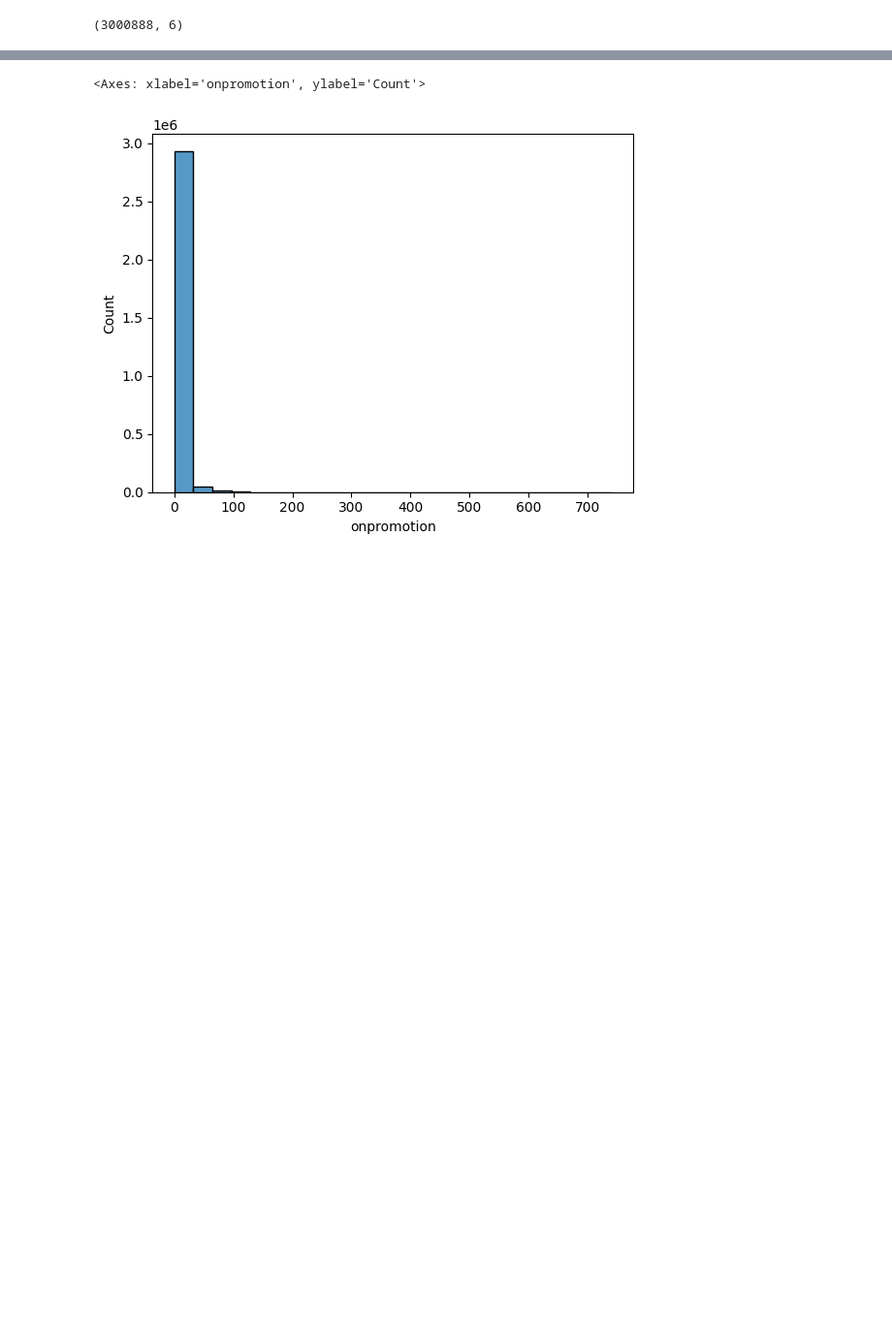
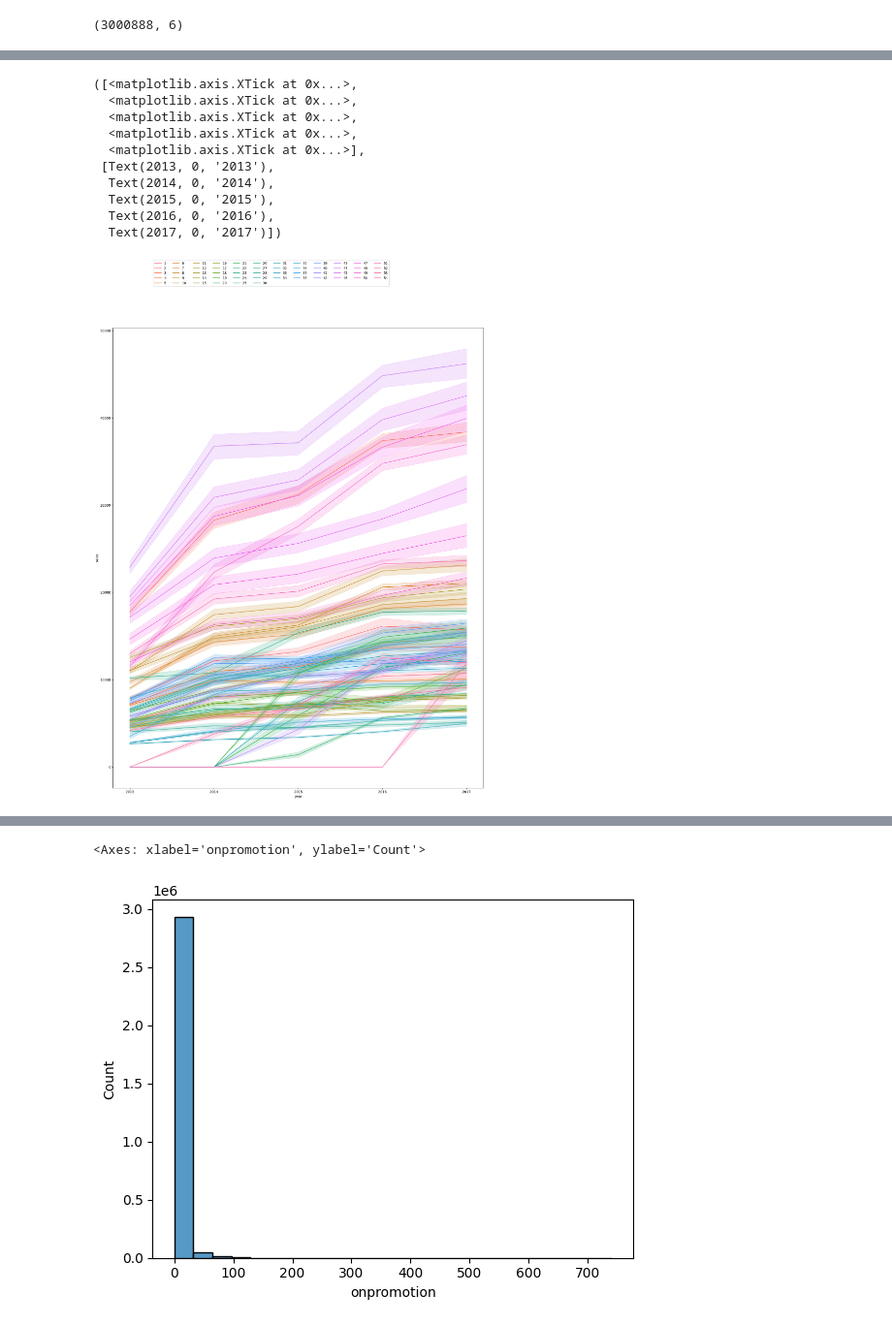
Before and after one commit to acies-udaykiran-rachamsetty/Capstone-Project, a Jupyter notebook: Notebooks/train.ipynb, the cells around one changed output, grey strips where cells are left out. Shown at 97% size. Saved outputs shown, nothing was run; the diff lists cells and outputs as text; code cells hidden in the pictures; blank space fills up the shorter version.

```diff
--- a/Notebooks/train.ipynb
+++ b/Notebooks/train.ipynb
@@ -51 +70,24 @@ train.shape
+# %%
+# family.reset_index(inplace=True)
+# family['store_nbr'] = family['store_nbr'].astype(str)
+
+plt.figure(figsize=(20, 25))
+family['date'] = pd.to_datetime(family['date'])
+family['year'] = family['date'].dt.year
+
+sns.lineplot(data = family, x = 'year', y = 'sales', hue = 'store_nbr')
+plt.legend(bbox_to_anchor=(0.75, 1.15), ncol=12)
+plt.xticks(range(2013, 2018))
+# %% [output]
+([<matplotlib.axis.XTick at 0x...>,
+  <matplotlib.axis.XTick at 0x...>,
+  <matplotlib.axis.XTick at 0x...>,
+  <matplotlib.axis.XTick at 0x...>,
+  <matplotlib.axis.XTick at 0x...>],
+ [Text(2013, 0, '2013'),
+  Text(2014, 0, '2014'),
+  Text(2015, 0, '2015'),
+  Text(2016, 0, '2016'),
+  Text(2017, 0, '2017')])
+[figure, added]
 # %%
```
Also changed, not shown: parts of 7 cells of this notebook.
